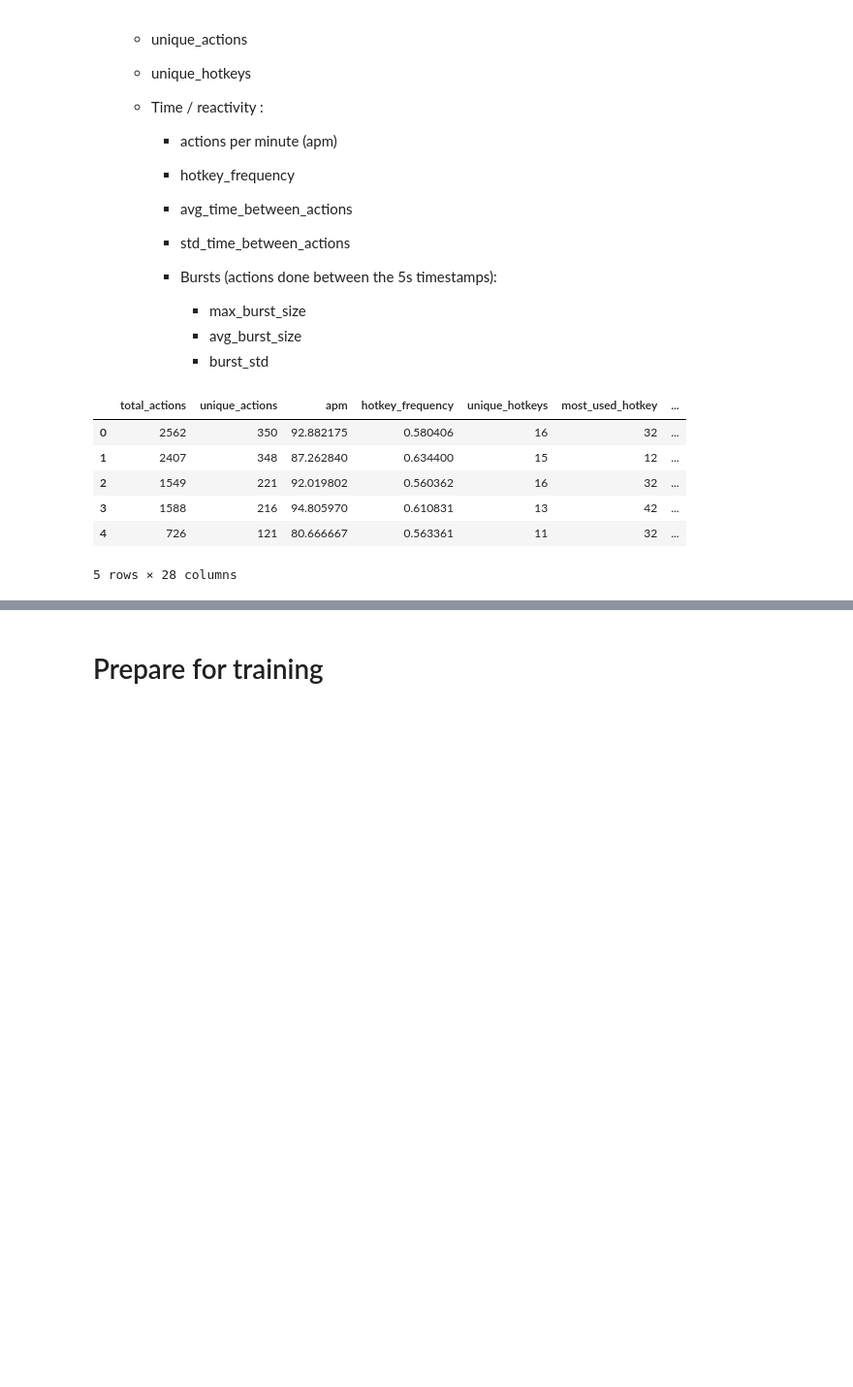
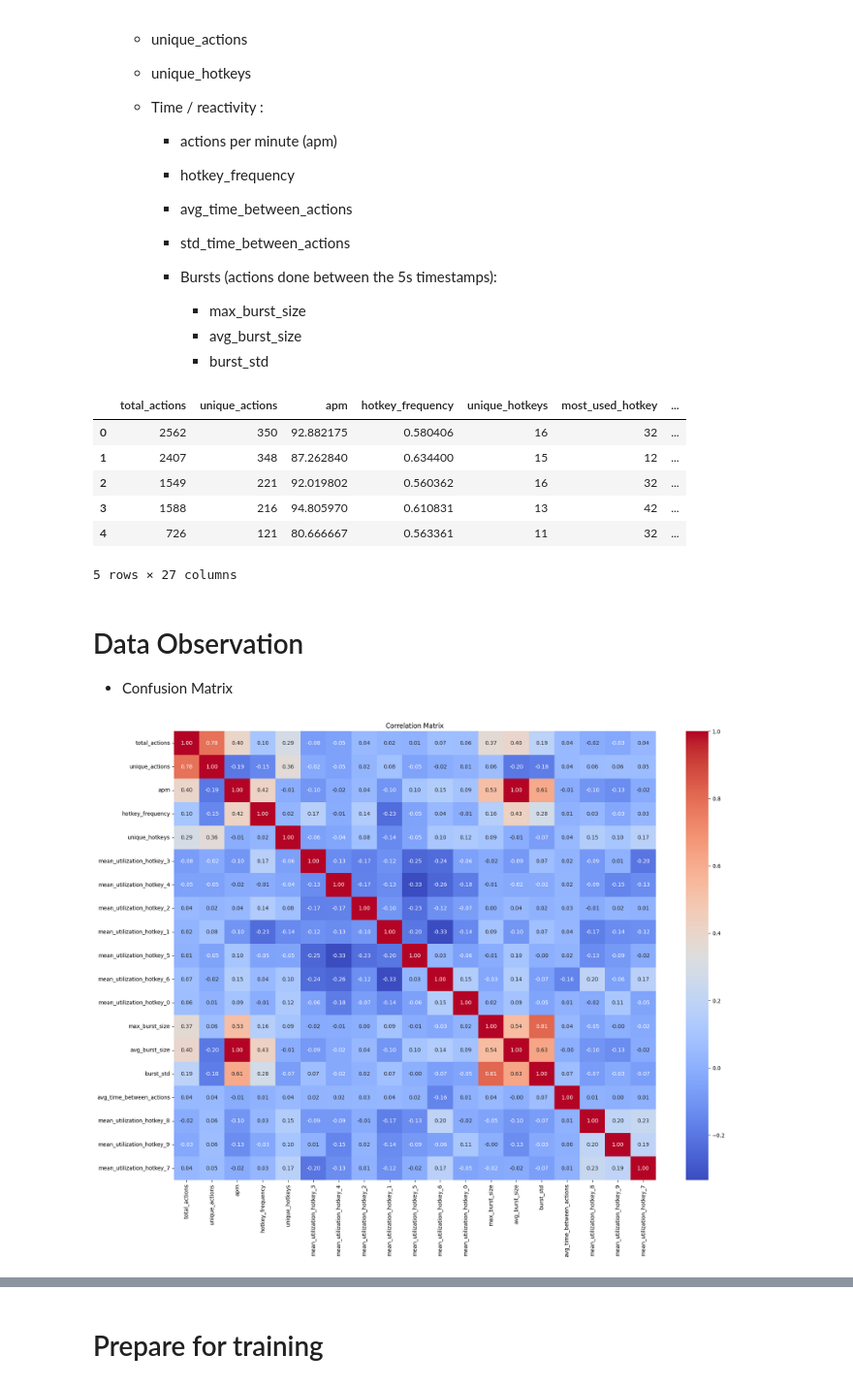
Before and after one commit to fasfous92/INStarCraft2, a Jupyter notebook: src/claude.ipynb, the cells around one changed output, grey strips where cells are left out. Shown at 97% size. Drawn from its saved outputs; the diff is of its cells as text; code cells hidden in the pictures; blank space fills up the shorter version.

Commit message:
cleaned some columns and some correlation matrix and afterwards the performances of each feature left

```diff
--- a/src/claude.ipynb
+++ b/src/claude.ipynb
@@ -276,7 +276,7 @@ def extract_player_features(log_string):
     time_diffs = np.diff([int(a[1:]) for a in actions if a.startswith('t')])
     features.update({
         'avg_time_between_actions': np.mean(time_diffs) if len(time_diffs) > 0 else 0,
-        'std_time_between_actions': np.std(time_diffs) if len(time_diffs) > 0 else 0
+        #'std_time_between_actions': np.std(time_diffs) if len(time_diffs) > 0 else 0
     })
 
     # New features
@@ -342,4 +342,24 @@ df_res.head(5)
 | 2 | 1549 | 221 | 92.019802 | 0.560362 | 16 | 32 | ... |
 | 3 | 1588 | 216 | 94.805970 | 0.610831 | 13 | 42 | ... |
 | 4 | 726 | 121 | 80.666667 | 0.563361 | 11 | 32 | ... |
-5 rows × 28 columns
+5 rows × 27 columns
+# %% [markdown]
+# Data Observation
+- Confusion Matrix
+# %%
+import seaborn as sns
+
+# Compute the correlation matrix
+# Select only numerical columns
+numerical_df_res = df_res.select_dtypes(include=[np.number])
+
+# Compute the correlation matrix
+corr_matrix = numerical_df_res.corr()
+
+# Plot the heatmap
+plt.figure(figsize=(20, 15))
+sns.heatmap(corr_matrix, annot=True, fmt=".2f", cmap='coolwarm')
+plt.title('Correlation Matrix')
+plt.show()
+# %% [output]
+[figure, added]
```
Also changed, not shown: parts of 25 cells of this notebook, 1 other file.
